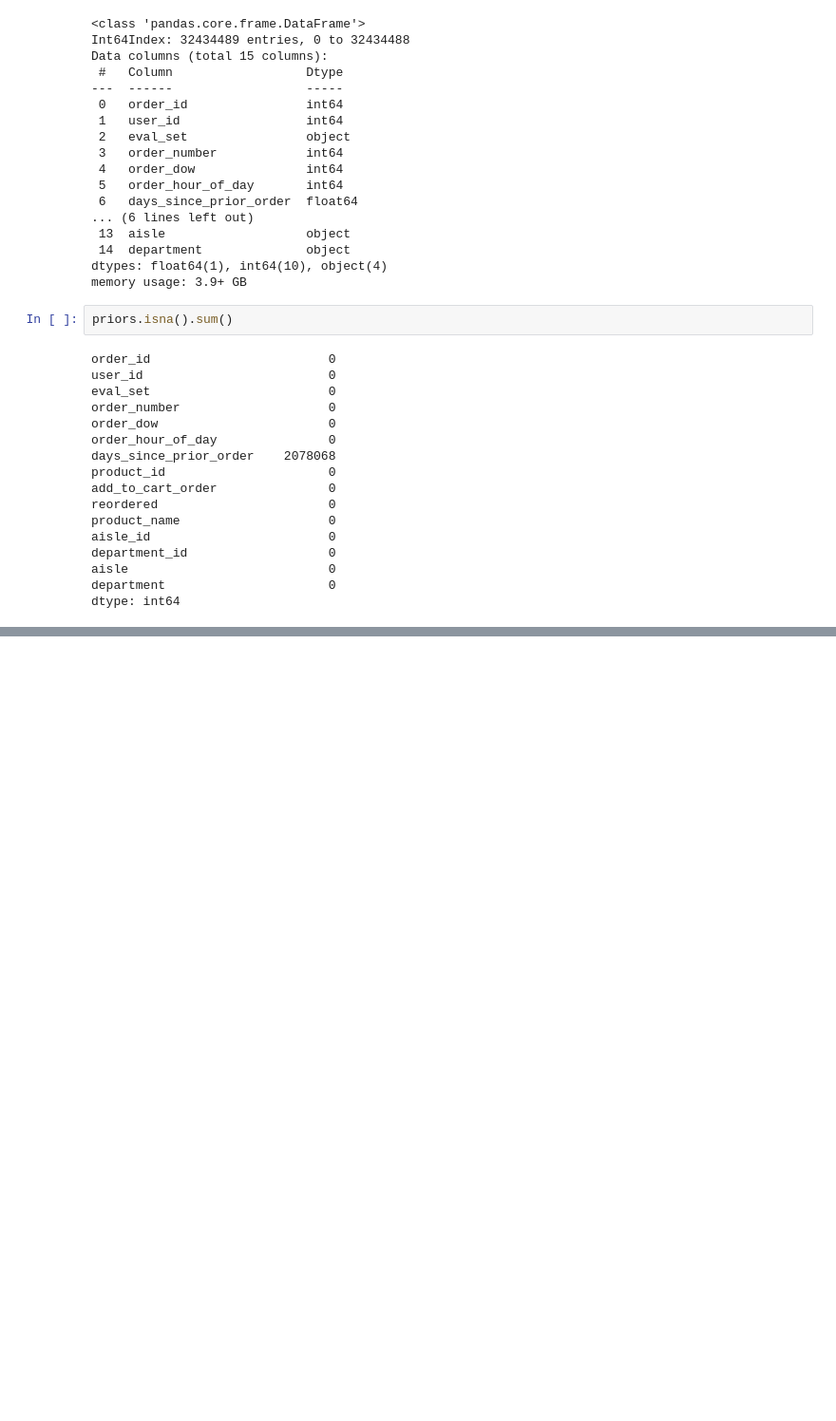
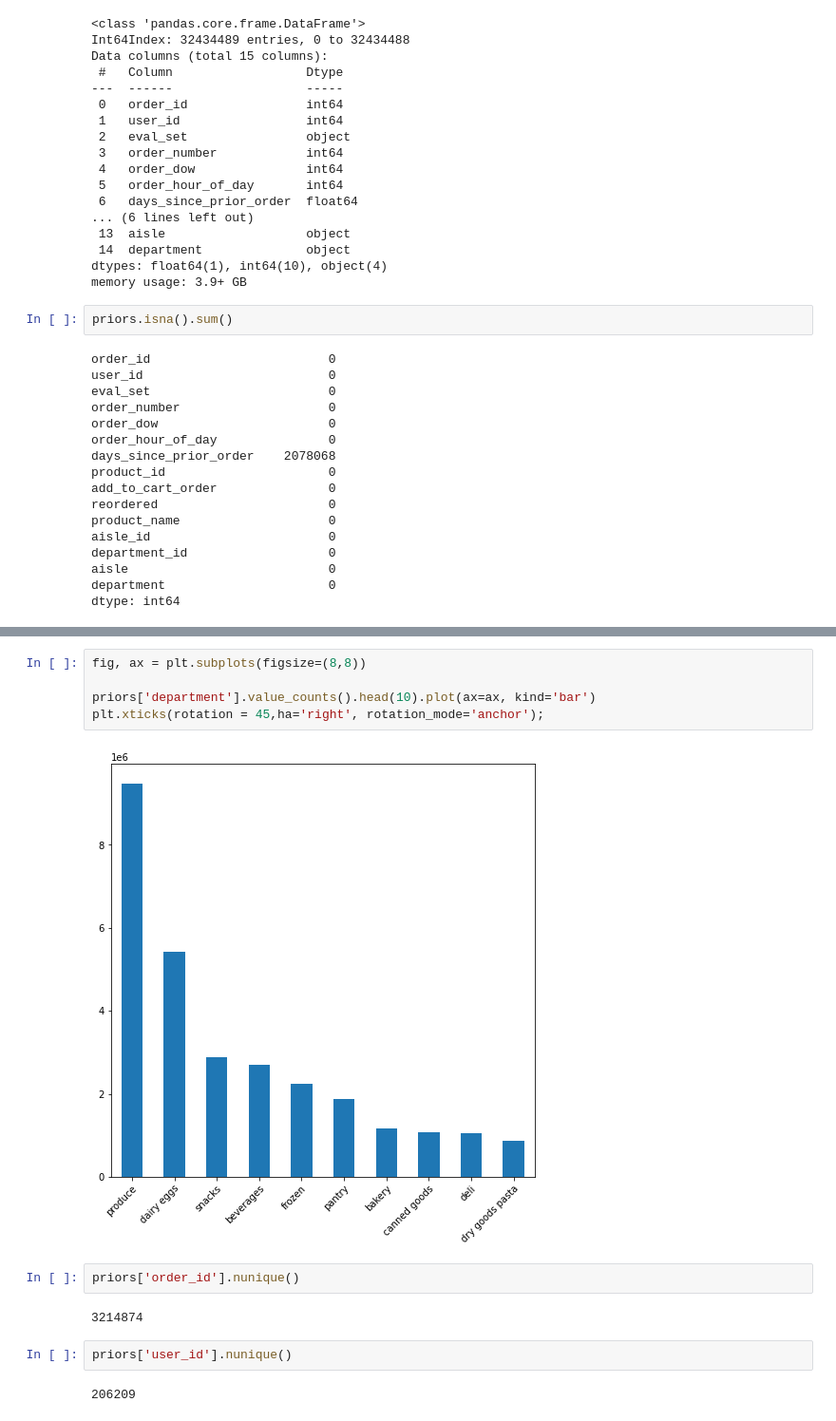
Before and after one commit to brandmend/Instacart_Basket_Prediction_Analysis, a Jupyter notebook: Instacart_Basket_Analysis_EDA.ipynb, the cells around one changed output, grey strips where cells are left out. Shown at 95% size. Cells and saved outputs as stored; diff of their text form; blank space fills up the shorter version.

```diff
--- a/Instacart_Basket_Analysis_EDA.ipynb
+++ b/Instacart_Basket_Analysis_EDA.ipynb
@@ -225,0 +253,15 @@ dtype: int64
+# %%
+fig, ax = plt.subplots(figsize=(8,8))
+
+priors['department'].value_counts().head(10).plot(ax=ax, kind='bar')
+plt.xticks(rotation = 45,ha='right', rotation_mode='anchor');
+# %% [output]
+[figure, added]
+# %%
+priors['order_id'].nunique()
+# %% [output]
+3214874
+# %%
+priors['user_id'].nunique()
+# %% [output]
+206209
```
Also changed, not shown: parts of 9 cells of this notebook.
